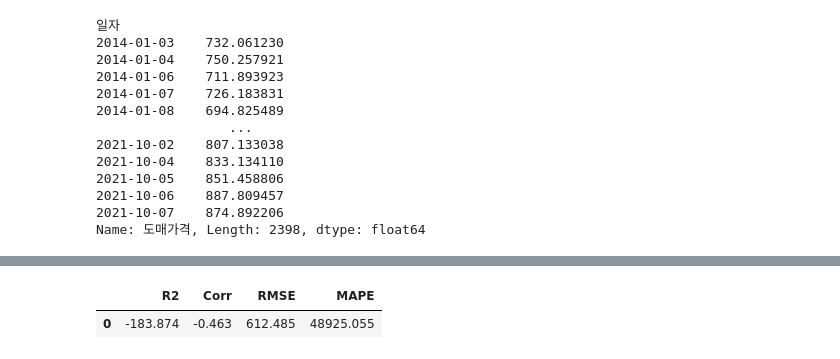
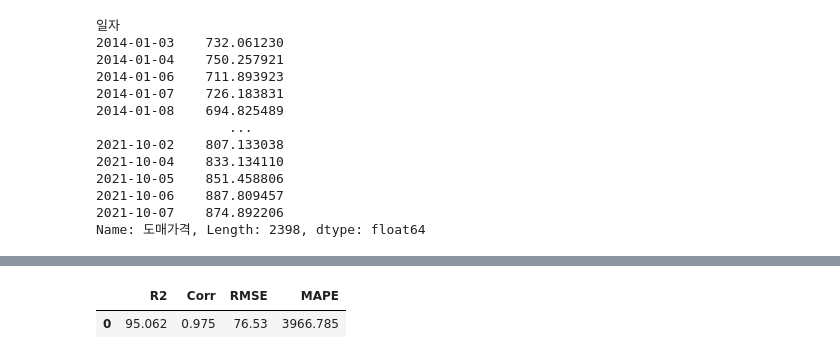
Before and after one commit to seosztt/ML_Project, a Jupyter notebook: ARIMA.ipynb, the cells around one changed output, grey strips where cells are left out. Cells and saved outputs as stored; diff of their text form; code cells hidden in the pictures.

Commit message:
update arima

```diff
--- a/ARIMA.ipynb
+++ b/ARIMA.ipynb
@@ -14,7 +14,7 @@ drive.mount('/content/drive')
 # %% [output]
 Mounted at /content/drive
 # %%
-DF1 = pd.read_excel('/content/drive/MyDrive/Colab Notebooks/datasets/양파.xlsx', thousands=',')
+DF1 = pd.read_excel('/content/drive/MyDrive/2조/datasets/원본/양파.xlsx', thousands=',')
 # %%
 DF1['도매가격(원/kg)'] = DF1['도매가격(원/kg)'].replace('-',0)
 DF1['도매가격(원/kg)'] = DF1['도매가격(원/kg)'].astype(float)
@@ -141,0 +163,3 @@ Name: 도매가격, Length: 1438, dtype: float64
+# %%
+train=DF3[:1855]
+test=DF3[1855:]
@@ -265,8 +194,0 @@ Roots
-# %%
-from sklearn.metrics import r2_score
-prediction = model_opt_fit.forecast(len(test_data))
-prediction_value = prediction[0]
-predicted_ub = prediction[2][:,0]
-predicted_lb = prediction[2][:,1]
-predict_index = list(test_data.index)
-r2 = r2_score(test_data, prediction_value)
@@ -293,0 +211,10 @@ p-value : 0.000000
+# %%
+from statsmodels.tsa.arima_model import ARIMA
+from pandas import datetime
+
+model = ARIMA(train, order=(0,1,1))
+model_fit = model.fit(trend='c',full_output=True, disp = 1)
+
+start_index = datetime(2020,1,3)
+end_index = datetime(2021,10,7)
+forecast = model_fit.predict(steps=1)
@@ -310,7 +250,7 @@ def scoring(y_true, y_pred):
 
     return df
 # %%
-scoring(np.array(test_data), np.array(prediction_value))
+scoring(np.array(DF3[DF3.index>=start_index]), np.array(forecast))
 # %% [output]
 |  | R2 | Corr | RMSE | MAPE |
-| 0 | -183.874 | -0.463 | 612.485 | 48925.055 |
+| 0 | 95.062 | 0.975 | 76.53 | 3966.785 |
```
Also changed, not shown: parts of 29 cells of this notebook.
